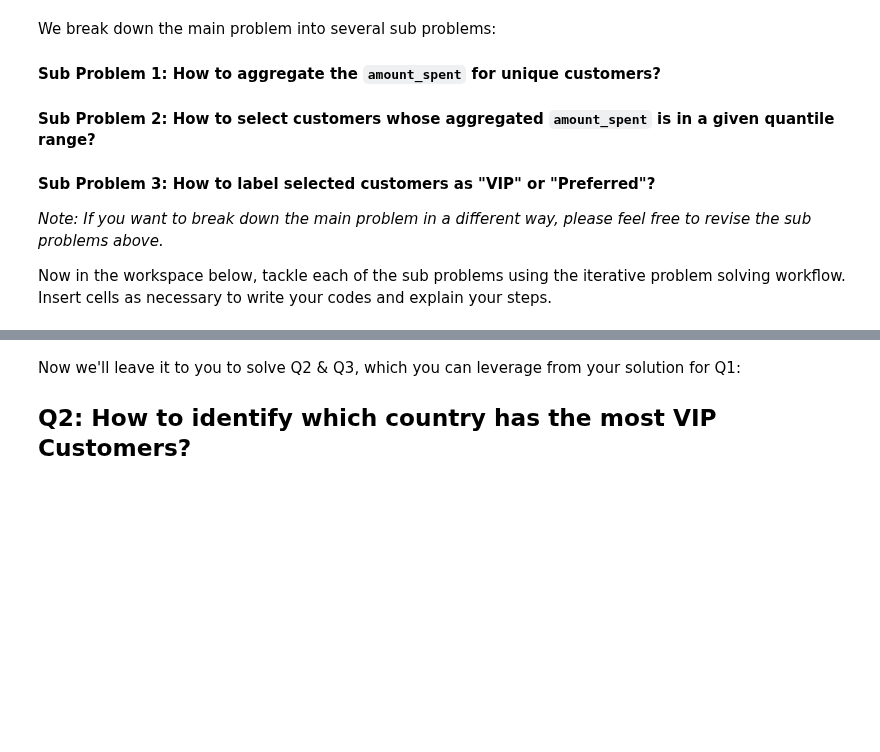
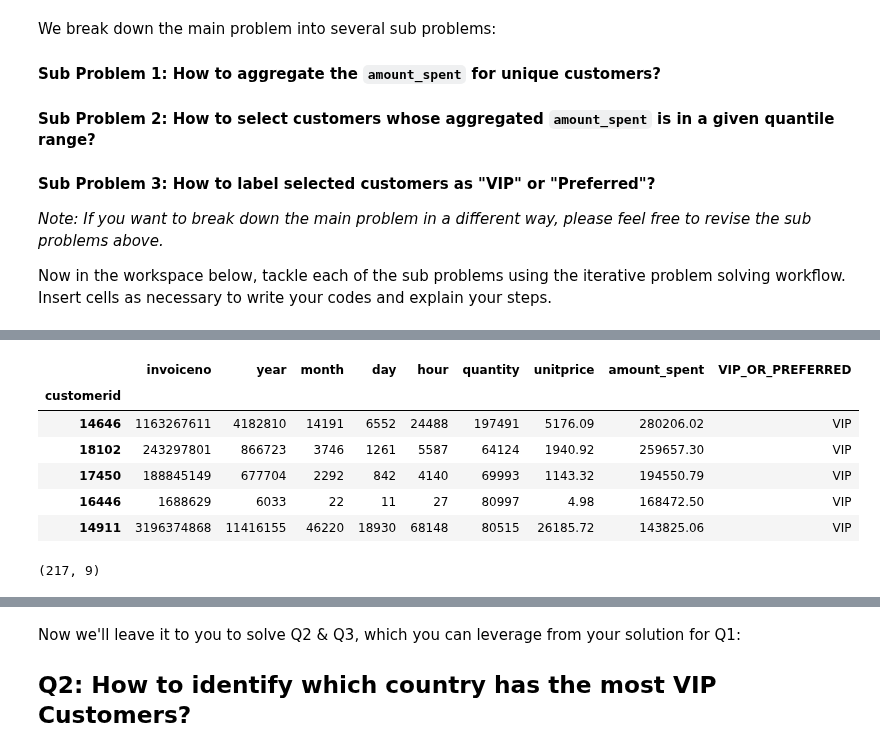
Before and after one commit to Ironhack-Data-Madrid-Octubre-2023/2.3-lab_df_calculation_and_transformation, a Jupyter notebook: your-code/challenge-3.ipynb, the cells around one changed output, grey strips where cells are left out. Drawn from its saved outputs; the diff is of its cells as text; code cells hidden in the pictures; blank space fills up the shorter version.

```diff
--- a/your-code/challenge-3.ipynb
+++ b/your-code/challenge-3.ipynb
@@ -63,3 +63,6 @@ orders.head()
 | 2 | 536365 | 84406B | 2010 | 12 | 3 | 8 | cream cupid hearts coat hanger | 8 | 2010-12-01 08:26:00 | ... |
 | 3 | 536365 | 84029G | 2010 | 12 | 3 | 8 | knitted union flag hot water bottle | 6 | 2010-12-01 08:26:00 | ... |
 | 4 | 536365 | 84029E | 2010 | 12 | 3 | 8 | red woolly hottie white heart. | 6 | 2010-12-01 08:26:00 | ... |
+# %%
+orders.columns = [c.lower().replace(' ', '') for c in orders.columns] # Quito los espacios para poder usar puntos
+orders.head()
@@ -85,0 +110,15 @@ Now in the workspace below, tackle each of the sub problems using the iterative
+# %%
+vip = cust_orden[cust_orden.amount_spent >= per95] # df[condicion df]
+vip.head()
+# %% [output]
+|  | invoiceno | year | month | day | hour | quantity | unitprice | amount_spent | VIP_OR_PREFERRED |
+| customerid |  |  |  |  |  |  |  |  |  |
+| 14646 | 1163267611 | 4182810 | 14191 | 6552 | 24488 | 197491 | 5176.09 | 280206.02 | VIP |
+| 18102 | 243297801 | 866723 | 3746 | 1261 | 5587 | 64124 | 1940.92 | 259657.30 | VIP |
+| 17450 | 188845149 | 677704 | 2292 | 842 | 4140 | 69993 | 1143.32 | 194550.79 | VIP |
+| 16446 | 1688629 | 6033 | 22 | 11 | 27 | 80997 | 4.98 | 168472.50 | VIP |
+| 14911 | 3196374868 | 11416155 | 46220 | 18930 | 68148 | 80515 | 26185.72 | 143825.06 | VIP |
+# %%
+vip.shape
+# %% [output]
+(217, 9)
```
Also changed, not shown: parts of 9 cells of this notebook.
